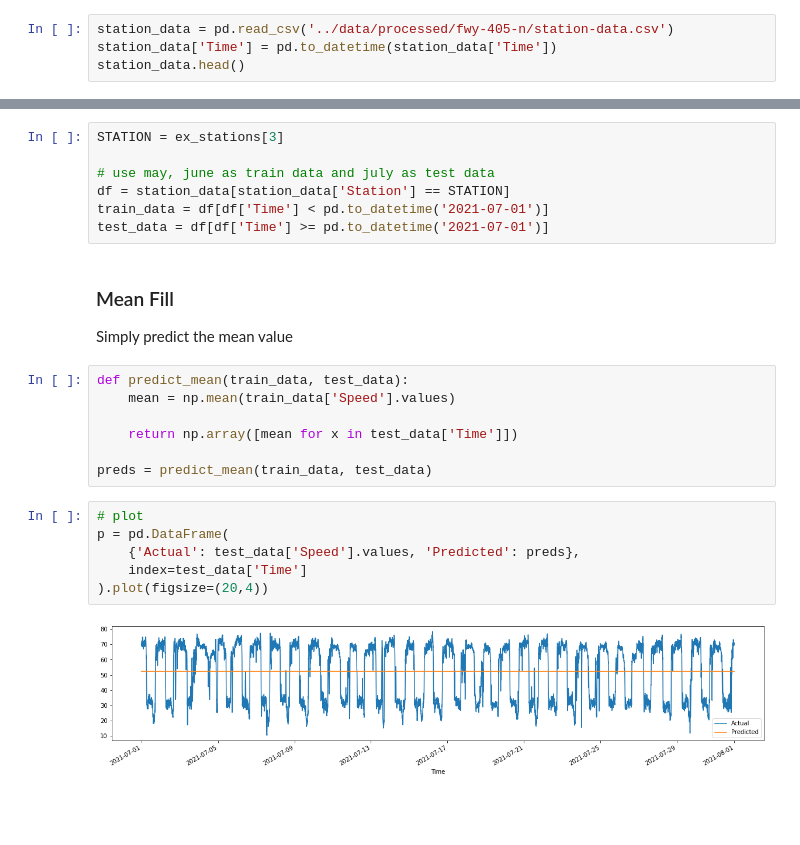
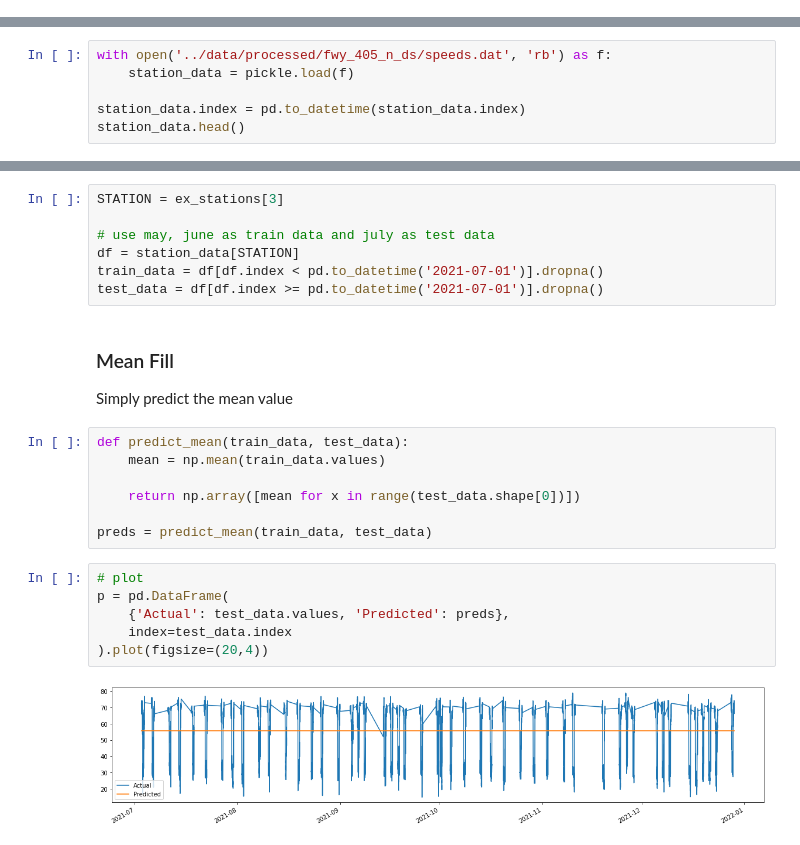
Before and after one commit to amanichopra/traffic-speed-forecasting, a Jupyter notebook: models/baseline.ipynb, the cells around one changed output, grey strips where cells are left out. Cells and saved outputs as stored; diff of their text form; blank space fills up the shorter version.

```diff
--- a/models/baseline.ipynb
+++ b/models/baseline.ipynb
@@ -22,7 +22,3 @@ station_meta.head()
 | 2 | 718219 | 405 | N | 7 | 37 | 43000.0 | 1.1 | 25.048 | 33.796718 | -118.107431 | ... |
 | 3 | 717701 | 405 | N | 7 | 37 | 43000.0 | 1.73 | 25.678 | 33.802431 | -118.115997 | ... |
 | 4 | 717703 | 405 | N | 7 | 37 | 43000.0 | 2.45 | 26.398 | 33.802865 | -118.128314 | ... |
-# %%
-station_data = pd.read_csv('../data/processed/fwy-405-n/station-data.csv')
-station_data['Time'] = pd.to_datetime(station_data['Time'])
-station_data.head()
@@ -35,0 +25,6 @@ station_data.head()
+# %%
+with open('../data/processed/fwy_405_n_ds/speeds.dat', 'rb') as f:
+    station_data = pickle.load(f)
+
+station_data.index = pd.to_datetime(station_data.index)
+station_data.head()
@@ -55,24 +58,24 @@ station_meta[station_meta['ID'].isin(ex_stations)]
 STATION = ex_stations[3]
 
 # use may, june as train data and july as test data
-df = station_data[station_data['Station'] == STATION]
-train_data = df[df['Time'] < pd.to_datetime('2021-07-01')]
-test_data = df[df['Time'] >= pd.to_datetime('2021-07-01')]
+df = station_data[STATION]
+train_data = df[df.index < pd.to_datetime('2021-07-01')].dropna()
+test_data = df[df.index >= pd.to_datetime('2021-07-01')].dropna()
 # %% [markdown]
 ### Mean Fill
 Simply predict the mean value
 # %%
 def predict_mean(train_data, test_data):
-    mean = np.mean(train_data['Speed'].values)
+    mean = np.mean(train_data.values)
 
-    return np.array([mean for x in test_data['Time']])
+    return np.array([mean for x in range(test_data.shape[0])])
 
 preds = predict_mean(train_data, test_data)
 # %%
 # plot
 p = pd.DataFrame(
-    {'Actual': test_data['Speed'].values, 'Predicted': preds},
-    index=test_data['Time']
+    {'Actual': test_data.values, 'Predicted': preds},
+    index=test_data.index
 ).plot(figsize=(20,4))
 # %% [output]
-[figure, old version]
+[figure, new version]
```
Also changed, not shown: parts of 12 cells of this notebook, 11 other files.
